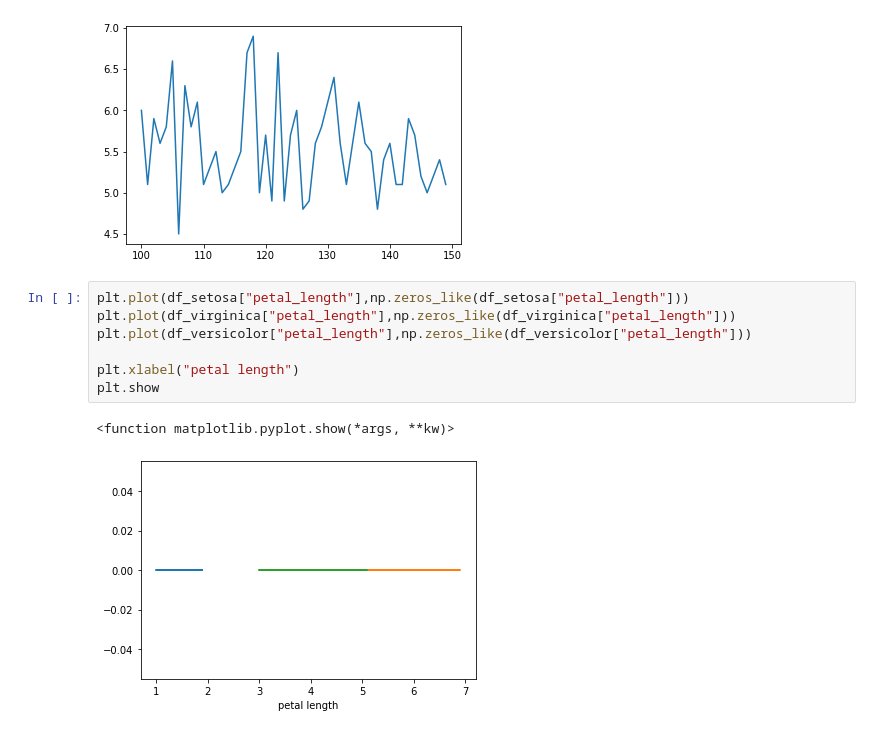
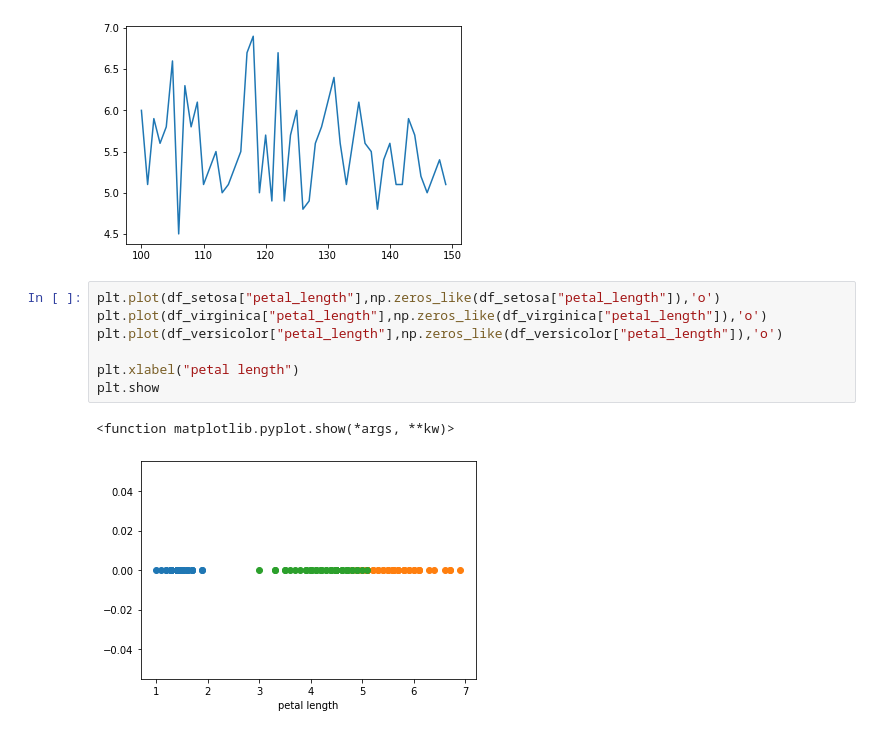
Before and after one commit to Ryder-07/30-Days-of-ML, a Jupyter notebook: uni_bi_multivariate_analysis.ipynb, the cells around one changed output. Drawn from its saved outputs; the diff is of its cells as text.

```diff
--- a/uni_bi_multivariate_analysis.ipynb
+++ b/uni_bi_multivariate_analysis.ipynb
@@ -35,12 +35,12 @@ plt.show
 <function matplotlib.pyplot.show(*args, **kw)>
 [figure]
 # %%
-plt.plot(df_setosa["petal_length"],np.zeros_like(df_setosa["petal_length"]))
-plt.plot(df_virginica["petal_length"],np.zeros_like(df_virginica["petal_length"]))
-plt.plot(df_versicolor["petal_length"],np.zeros_like(df_versicolor["petal_length"]))
+plt.plot(df_setosa["petal_length"],np.zeros_like(df_setosa["petal_length"]),'o')
+plt.plot(df_virginica["petal_length"],np.zeros_like(df_virginica["petal_length"]),'o')
+plt.plot(df_versicolor["petal_length"],np.zeros_like(df_versicolor["petal_length"]),'o')
 
 plt.xlabel("petal length")
 plt.show
 # %% [output]
 <function matplotlib.pyplot.show(*args, **kw)>
-[figure, old version]
+[figure, new version]
```
Also changed, not shown: parts of 5 cells of this notebook.
